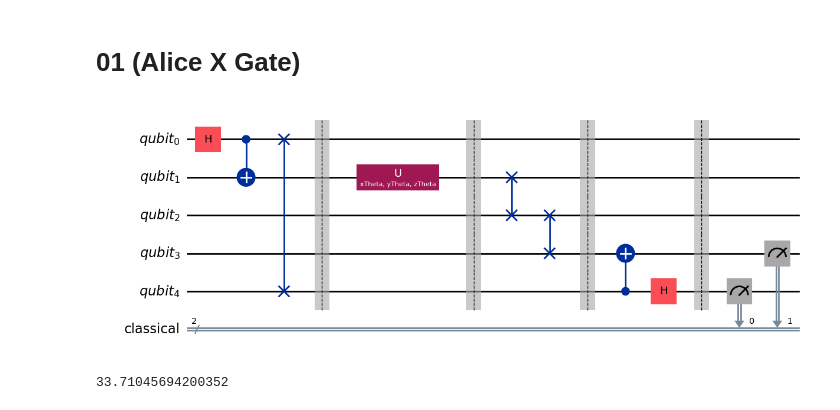
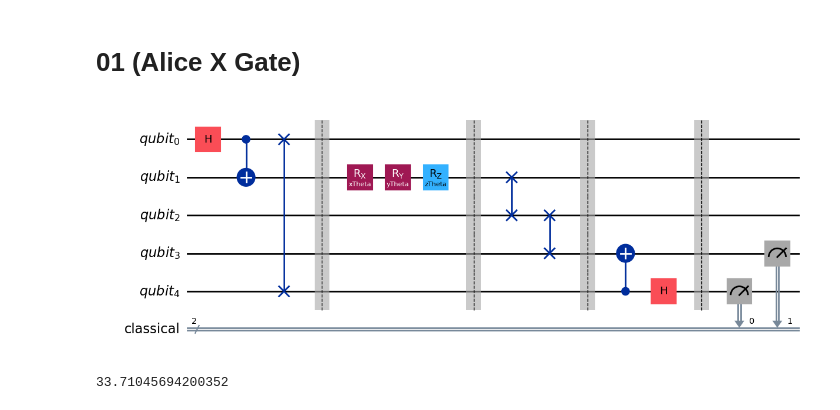
Before and after one commit to CalebCeravolo/Quantum-Hardware-Superdense-Coding, a Jupyter notebook: superdense.ipynb, the cells around one changed output. Cells and saved outputs as stored; diff of their text form; code cells hidden in the pictures.

```diff
--- a/superdense.ipynb
+++ b/superdense.ipynb
@@ -43,38 +43,38 @@ qdata = []; cdata = [];
 qdata[:] = data_qubits
 
 # Store classical bits from classical_data register in list for convenient access
 cdata[:] = classical_data
 
 # Perform a controlled-X gate on qubit 1, controlled by qubit 0
 qc.h(0) #This is state to be transported
 qc.cx(0,1)
 qc.swap(0,4)
 qc.barrier()
 
 # qc.id(1)
-qc.u(xTheta, yTheta, zTheta, 1)
-# qc.rx(xTheta,1)
-# qc.ry(yTheta,1)
-# qc.rz(zTheta,1)
+#qc.u(zTheta, xTheta,yTheta, 1)
+qc.rx(xTheta,1)
+qc.ry(yTheta,1)
+qc.rz(zTheta,1)
 # qc.x(1)
 # qc.z(1)
 qc.barrier()
 
 for i in range (1, bNum + 1):
     qc.swap(i, i+1)
 qc.barrier()
 
 qc.cx(bNum+2, bNum + 1)
 qc.h(bNum+2)
 qc.barrier()
 
 qc.measure(bNum + 2, 0)
 qc.measure(bNum + 1, 1)
 
 
 qc.draw('mpl')
 # %% [output]
-[figure, old version]
+[figure, new version]
 # %%
 
 def send(bits2):
```
Also changed, not shown: parts of 7 cells of this notebook.
